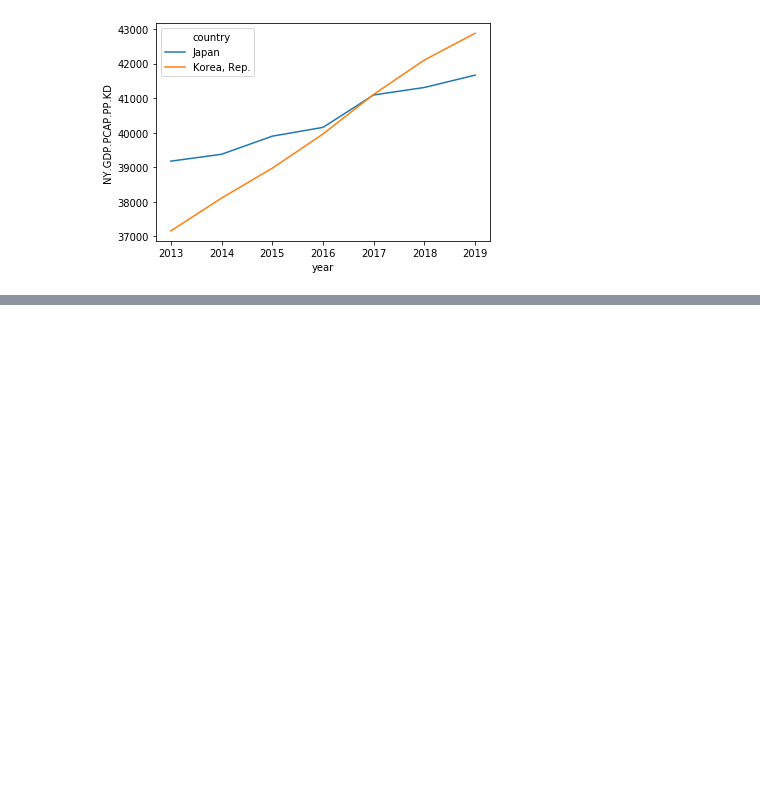
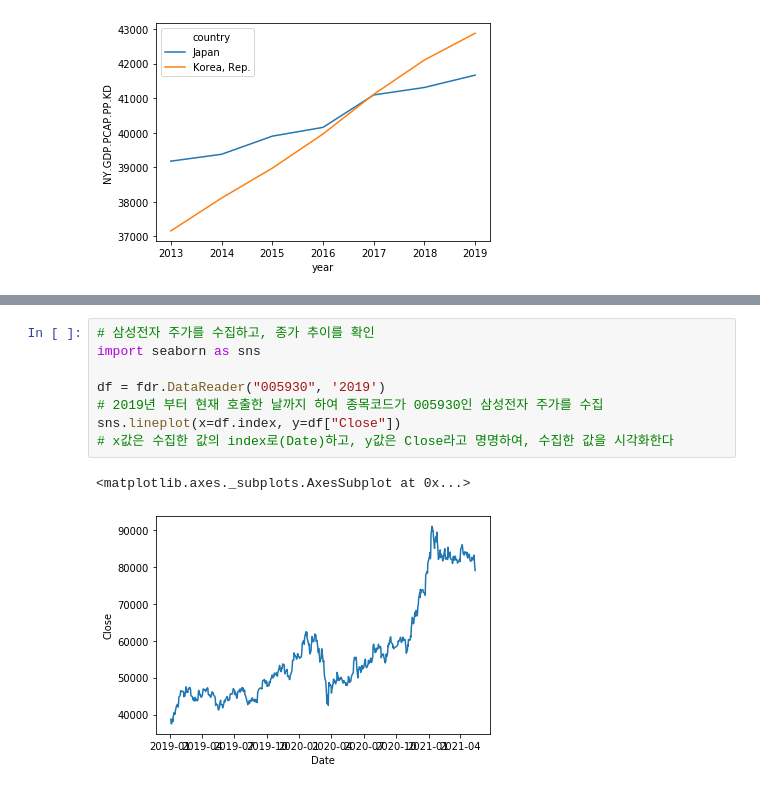
Before and after one commit to mti7086/pyrees, a Jupyter notebook: 쥬피터 연습.ipynb, the cells around one changed output, grey strips where cells are left out. Saved outputs shown, nothing was run; the diff lists cells and outputs as text; blank space fills up the shorter version.

```diff
--- a/쥬피터 연습.ipynb
+++ b/쥬피터 연습.ipynb
@@ -105,0 +137,11 @@ sns.lineplot(x="year", y=code, hue="country", data=data)
+# %%
+# 삼성전자 주가를 수집하고, 종가 추이를 확인
+import seaborn as sns
+
+df = fdr.DataReader("005930", '2019')
+# 2019년 부터 현재 호출한 날까지 하여 종목코드가 005930인 삼성전자 주가를 수집
+sns.lineplot(x=df.index, y=df["Close"])
+# x값은 수집한 값의 index로(Date)하고, y값은 Close라고 명명하여, 수집한 값을 시각화한다
+# %% [output]
+<matplotlib.axes._subplots.AxesSubplot at 0x...>
+[figure, added]
```
Also changed, not shown: parts of 2 cells of this notebook.
